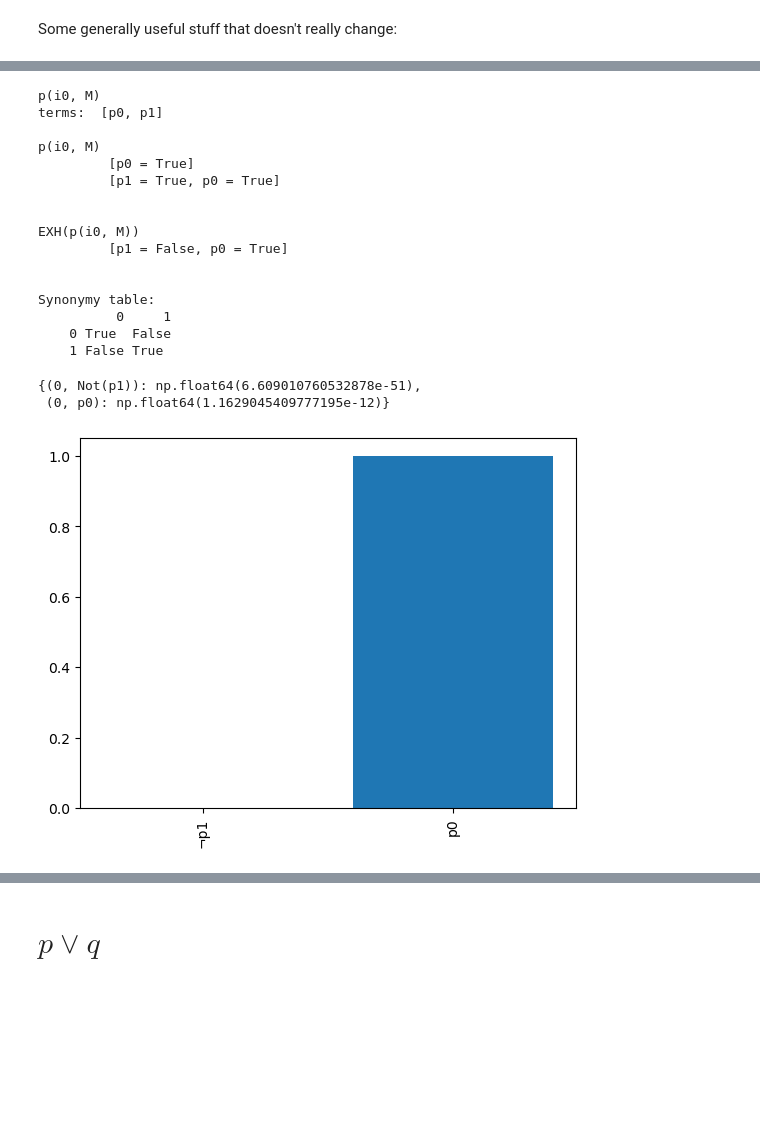
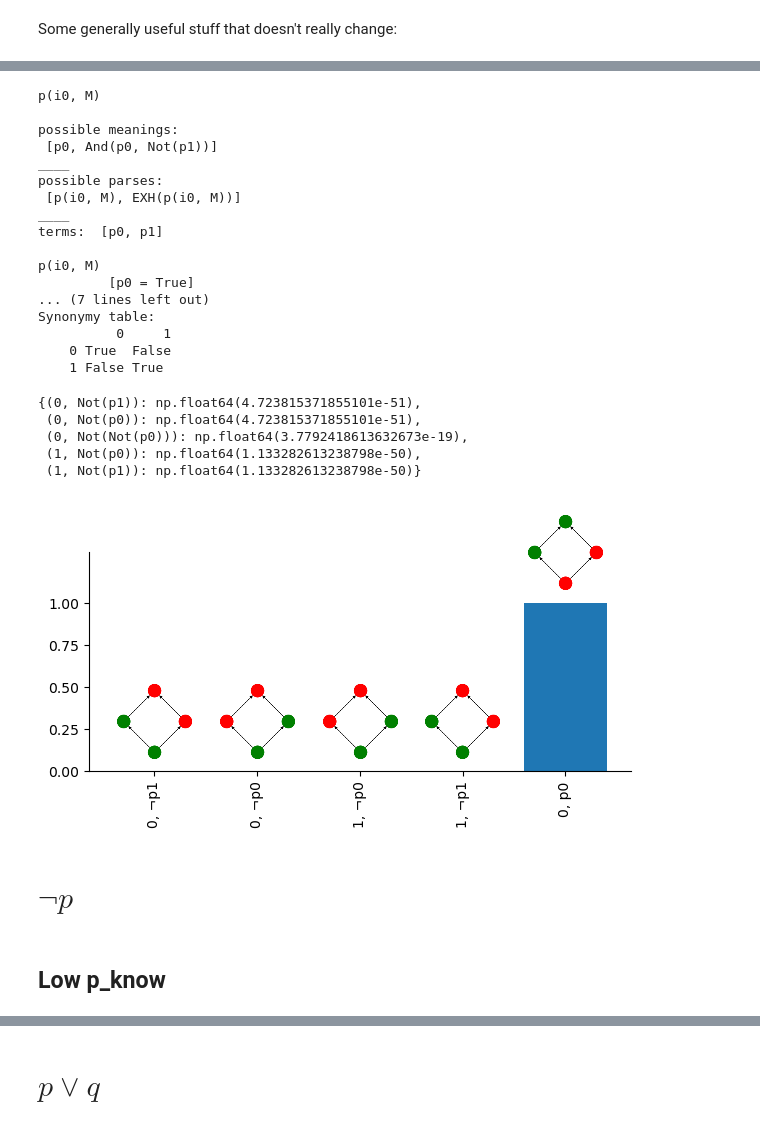
Before and after one commit to thelogicalgrammar/pLoT_RSA, a Jupyter notebook: case_studies/BOOL.ipynb, the cells around one changed output, grey strips where cells are left out. Drawn from its saved outputs; the diff is of its cells as text; code cells hidden in the pictures; blank space fills up the shorter version.

```diff
--- a/case_studies/BOOL.ipynb
+++ b/case_studies/BOOL.ipynb
@@ -320,22 +441,36 @@ p(i1, M)
 # %%
-run_boolean_simulation(s, prob_knows)
+tn = run_boolean_simulation(s, prob_knows)
 # %% [output]
 p(i0, M)
+
+possible meanings:
+ [p0, And(p0, Not(p1))]
+____
+possible parses:
+ [p(i0, M), EXH(p(i0, M))]
+____
 terms:  [p0, p1]
 
 p(i0, M)
          [p0 = True]
-         [p1 = True, p0 = True]
-
-
-EXH(p(i0, M))
-         [p1 = False, p0 = True]
-
-
+... (7 lines left out)
 Synonymy table:
           0     1
     0 True  False
     1 False True
-{(0, Not(p1)): np.float64(6.609010760532878e-51),
- (0, p0): np.float64(1.1629045409777195e-12)}
-[figure, removed]
+# %%
+fig, ax = plot_results(
+    tn,
+    solver
+)
+# fig.tight_layout()
+fig.savefig('figures/p_lowpknow.png', dpi=300)
+# %% [output]
+{(0, Not(p1)): np.float64(4.723815371855101e-51),
+ (0, Not(p0)): np.float64(4.723815371855101e-51),
+ (0, Not(Not(p0))): np.float64(3.7792418613632673e-19),
+ (1, Not(p0)): np.float64(1.133282613238798e-50),
+ (1, Not(p1)): np.float64(1.133282613238798e-50)}
+[figure, added]
+# %% [markdown]
+# $\neg p$
@@ -341,0 +479,2 @@ Synonymy table:
+# %% [markdown]
+## Low p_know
```
Also changed, not shown: parts of 70 cells of this notebook, 20 other files.
